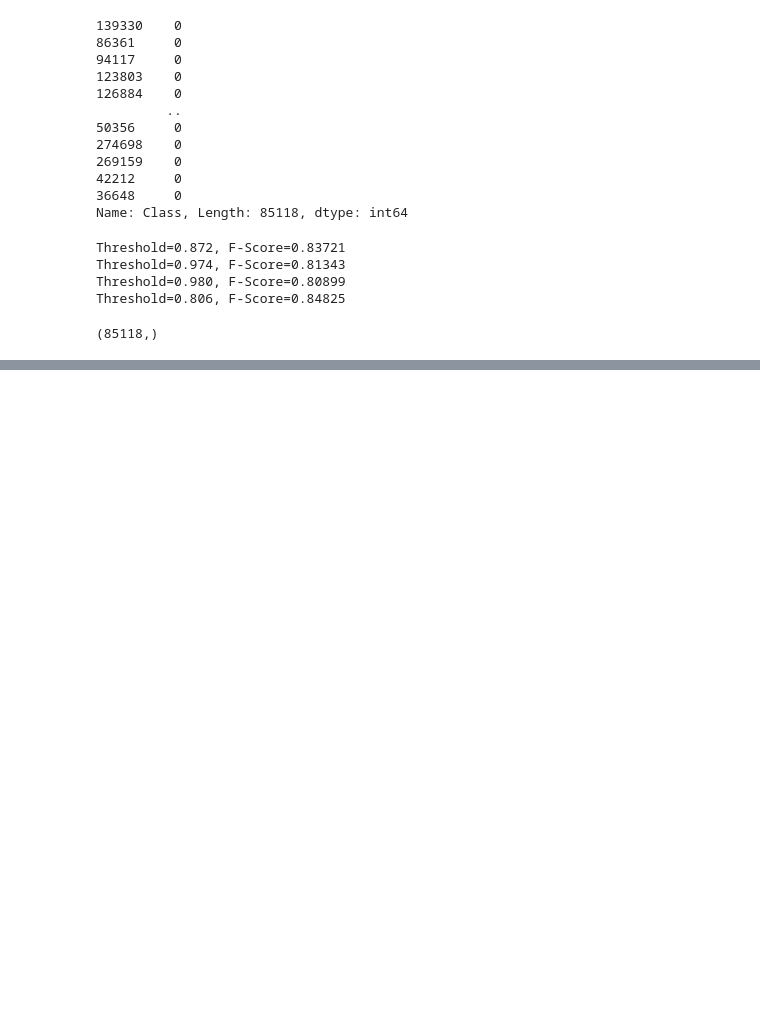
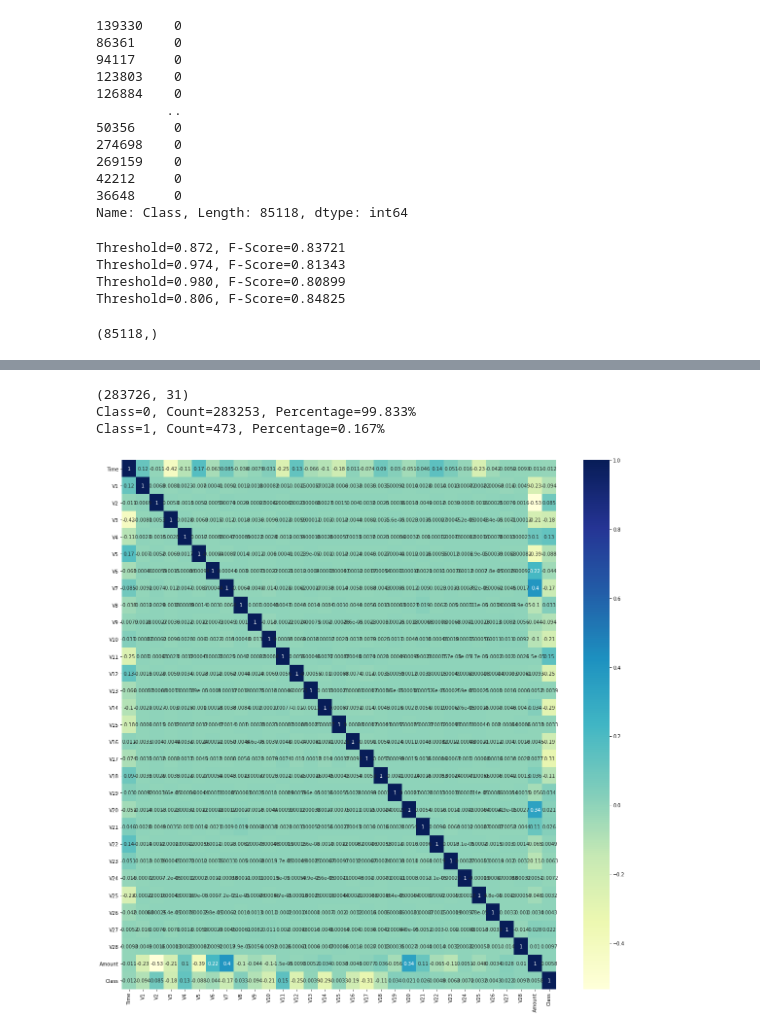
Before and after one commit to Birkamal/statistical_analysis, a Jupyter notebook: project_analysis.ipynb, the cells around one changed output, grey strips where cells are left out. Saved outputs shown, nothing was run; the diff lists cells and outputs as text; code cells hidden in the pictures; blank space fills up the shorter version.

```diff
--- a/project_analysis.ipynb
+++ b/project_analysis.ipynb
@@ -1252,0 +1257,7 @@ for afile in path:
+# %%
+import pandas as pd
+data = pd.read_csv("/content/drive/My Drive/credit_card/credit_card_train.csv")
+# %%
+frames =[data,data2]
+fulldata=pd.concat(frames)
+fulldata
@@ -1252,0 +1290,26 @@ for afile in path:
+# %%
+from pandas import read_csv
+from collections import Counter
+# summarize the shape of the dataset
+print(fulldata.shape)
+# summarize the class distribution
+target = fulldata['Class'].values
+counter = Counter(target)
+for k,v in counter.items():
+	per = v / len(target) * 100
+	print('Class=%d, Count=%d, Percentage=%.3f%%' % (k, v, per))
+# %% [output]
+(283726, 31)
+Class=0, Count=283253, Percentage=99.833%
+Class=1, Count=473, Percentage=0.167%
+# %%
+import seaborn as sns
+#df = sns.load_dataset('/content/drive/My Drive/credit_card/credit_card_train.csv')
+import matplotlib.pyplot as plt
+correlation_mat = fulldata.corr()
+fig, ax = plt.subplots(figsize=(20,20))
+sns.heatmap(correlation_mat, cmap="YlGnBu", annot=True)
+
+plt.show()
+# %% [output]
+[figure, added]
```
Also changed, not shown: parts of 9 cells of this notebook.
